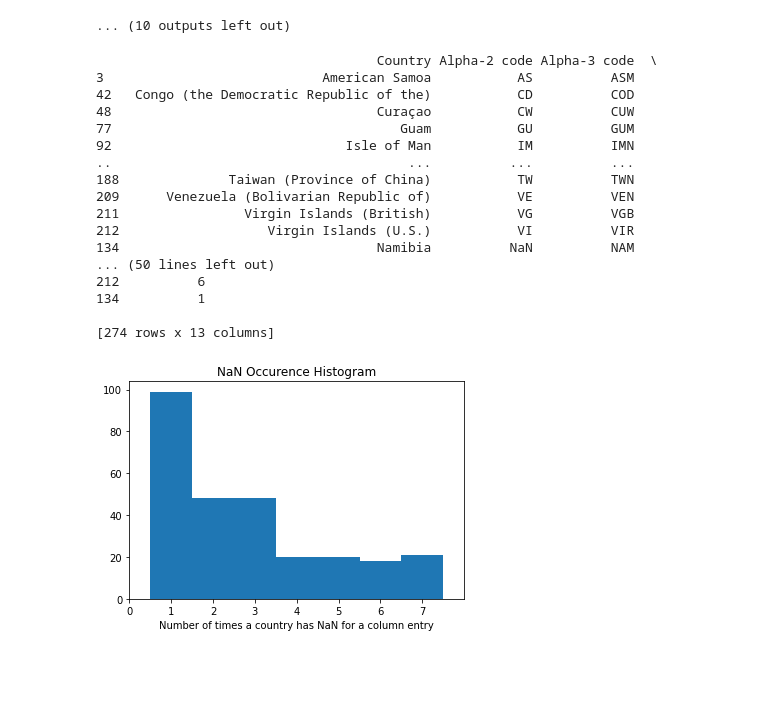
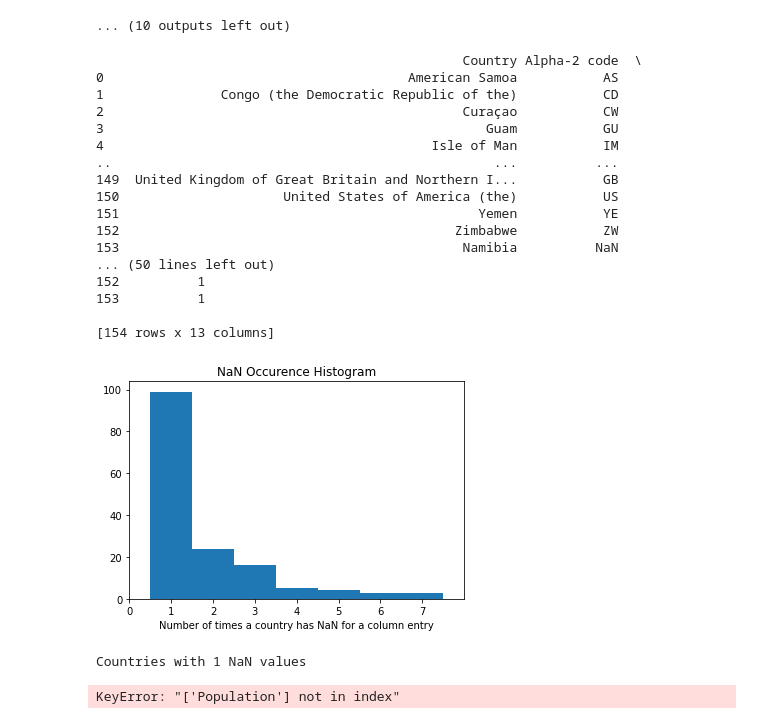
Before and after one commit to jonahdf/social-connectedness, a Jupyter notebook: simpleViz.ipynb, the cells around one changed output. Saved outputs shown, nothing was run; the diff lists cells and outputs as text; code cells hidden in the pictures; blank space fills up the shorter version.

Commit message:
fixed nan counting error and added nan analysis to see which coutnries are missing multiple columns

```diff
--- a/simpleViz.ipynb
+++ b/simpleViz.ipynb
@@ -483,35 +483,43 @@ Index(['Country', 'Alpha-2 code', 'Alpha-3 code', 'Numeric',
 # %%
 country_info_with_nan = country_info
 storage = pd.DataFrame()
 for i in cols:
     storage = pd.concat([country_info_with_nan[country_info_with_nan[i].isnull()], storage])
+    storage = storage.drop_duplicates().reset_index(drop=True)
 storage['nan_count'] = storage.isnull().sum(axis=1)
 print(storage)
 nan_count = storage['nan_count'].to_numpy()
 bins = np.arange(np.max(nan_count) + 1) + 0.5
 plt.close()
 plt.hist(nan_count, bins)
 plt.xticks(range(np.max(nan_count)+1))
 plt.xlim(0, np.max(nan_count)+1)
 plt.xlabel("Number of times a country has NaN for a column entry")
 plt.title("NaN Occurence Histogram")
 plt.show()
 # %% [output]
-                                    Country Alpha-2 code Alpha-3 code  \
-3                            American Samoa           AS          ASM
-42   Congo (the Democratic Republic of the)           CD          COD
-48                                  Curaçao           CW          CUW
-77                                     Guam           GU          GUM
-92                              Isle of Man           IM          IMN
-..                                      ...          ...          ...
-188              Taiwan (Province of China)           TW          TWN
-209      Venezuela (Bolivarian Republic of)           VE          VEN
-211                Virgin Islands (British)           VG          VGB
-212                   Virgin Islands (U.S.)           VI          VIR
-134                                 Namibia          NaN          NAM
+                                               Country Alpha-2 code  \
+0                                       American Samoa           AS
+1               Congo (the Democratic Republic of the)           CD
+2                                              Curaçao           CW
+3                                                 Guam           GU
+4                                          Isle of Man           IM
+..                                                 ...          ...
+149  United Kingdom of Great Britain and Northern I...           GB
+150                     United States of America (the)           US
+151                                              Yemen           YE
+152                                           Zimbabwe           ZW
+153                                            Namibia          NaN
 ... (50 lines left out)
-212          6
-134          1
+152          1
+153          1
 
-[274 rows x 13 columns]
+[154 rows x 13 columns]
-[figure, old version]
+[figure, new version]
+# %%
+for i in range(1, np.max(nan_count)+1):
+    print("Countries with %d NaN values" % i)
+    print(storage[storage['nan_count'] == i][['Country', 'Population (2019)']])
+# %% [output]
+Countries with 1 NaN values
+KeyError: "['Population'] not in index"
```
